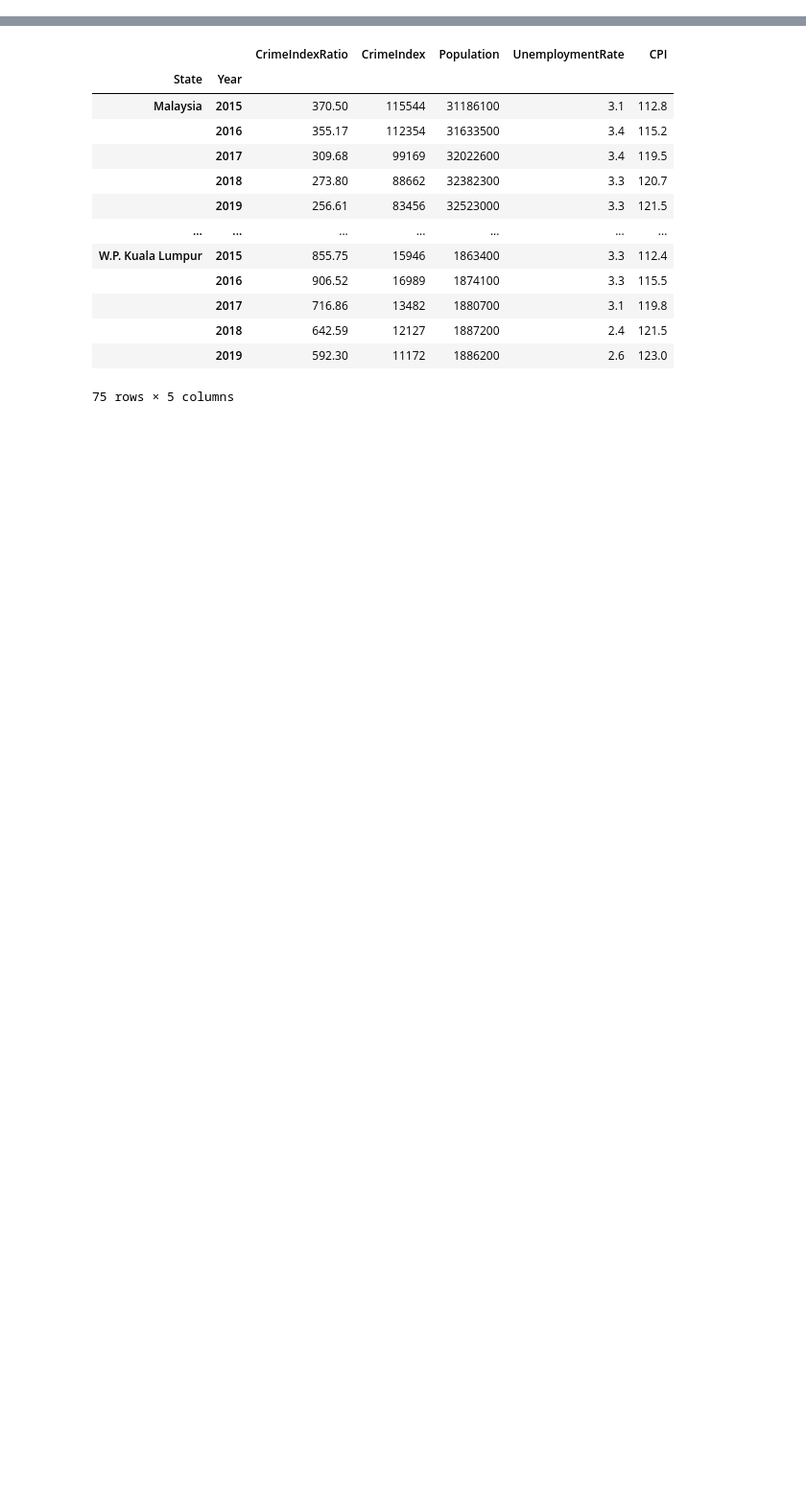
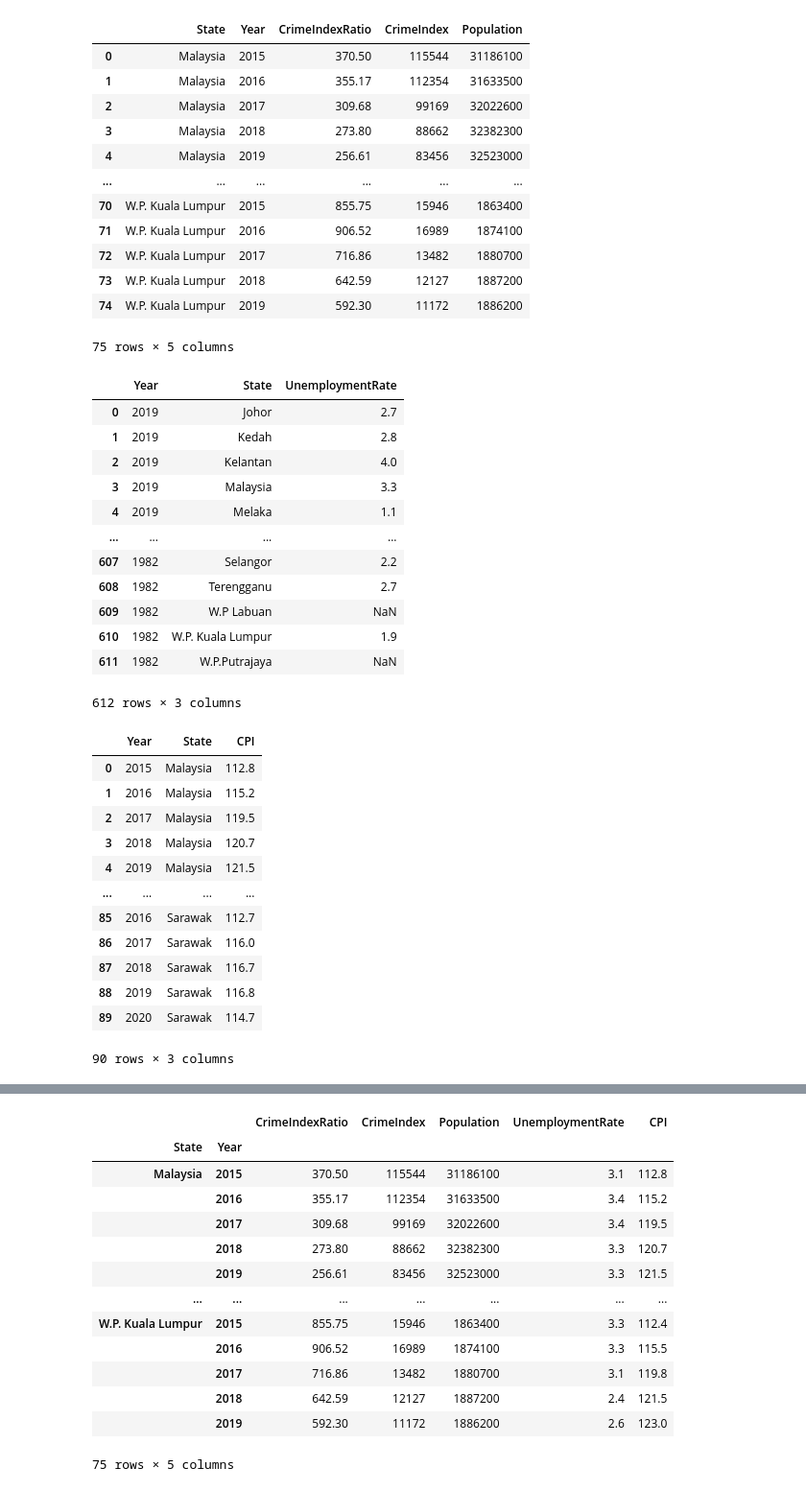
Before and after one commit to joeyyap/polymath, a Jupyter notebook: crime.ipynb, the cells around one changed output, grey strips where cells are left out. Shown at 96% size. Cells and saved outputs as stored; diff of their text form; code cells hidden in the pictures; blank space fills up the shorter version.

```diff
--- a/crime.ipynb
+++ b/crime.ipynb
@@ -197,0 +35,50 @@ Executing transaction: done
+# %%
+# Some data cleaning:
+# Convert Year variable in df to integer
+df['Year'] = pd.to_datetime(df['Year'], format = "%Y")
+df['Year'] = df.Year.dt.year
+
+# Briefly glance through the data
+display(df)
+display(df_ue)
+display(df_cpi)
+# %% [output]
+|  | State | Year | CrimeIndexRatio | CrimeIndex | Population |
+| 0 | Malaysia | 2015 | 370.50 | 115544 | 31186100 |
+| 1 | Malaysia | 2016 | 355.17 | 112354 | 31633500 |
+| 2 | Malaysia | 2017 | 309.68 | 99169 | 32022600 |
+| 3 | Malaysia | 2018 | 273.80 | 88662 | 32382300 |
+| 4 | Malaysia | 2019 | 256.61 | 83456 | 32523000 |
+| ... | ... | ... | ... | ... | ... |
+| 70 | W.P. Kuala Lumpur | 2015 | 855.75 | 15946 | 1863400 |
+| 71 | W.P. Kuala Lumpur | 2016 | 906.52 | 16989 | 1874100 |
+| 72 | W.P. Kuala Lumpur | 2017 | 716.86 | 13482 | 1880700 |
+| 73 | W.P. Kuala Lumpur | 2018 | 642.59 | 12127 | 1887200 |
+| 74 | W.P. Kuala Lumpur | 2019 | 592.30 | 11172 | 1886200 |
+75 rows × 5 columns
+|  | Year | State | UnemploymentRate |
+| 0 | 2019 | Johor | 2.7 |
+| 1 | 2019 | Kedah | 2.8 |
+| 2 | 2019 | Kelantan | 4.0 |
+| 3 | 2019 | Malaysia | 3.3 |
+| 4 | 2019 | Melaka | 1.1 |
+| ... | ... | ... | ... |
+| 607 | 1982 | Selangor | 2.2 |
+| 608 | 1982 | Terengganu | 2.7 |
+| 609 | 1982 | W.P Labuan | NaN |
+| 610 | 1982 | W.P. Kuala Lumpur | 1.9 |
+| 611 | 1982 | W.P.Putrajaya | NaN |
+612 rows × 3 columns
+|  | Year | State | CPI |
+| 0 | 2015 | Malaysia | 112.8 |
+| 1 | 2016 | Malaysia | 115.2 |
+| 2 | 2017 | Malaysia | 119.5 |
+| 3 | 2018 | Malaysia | 120.7 |
+| 4 | 2019 | Malaysia | 121.5 |
+| ... | ... | ... | ... |
+| 85 | 2016 | Sarawak | 112.7 |
+| 86 | 2017 | Sarawak | 116.0 |
+| 87 | 2018 | Sarawak | 116.7 |
+| 88 | 2019 | Sarawak | 116.8 |
+| 89 | 2020 | Sarawak | 114.7 |
+90 rows × 3 columns
```
Also changed, not shown: parts of 57 cells of this notebook.
